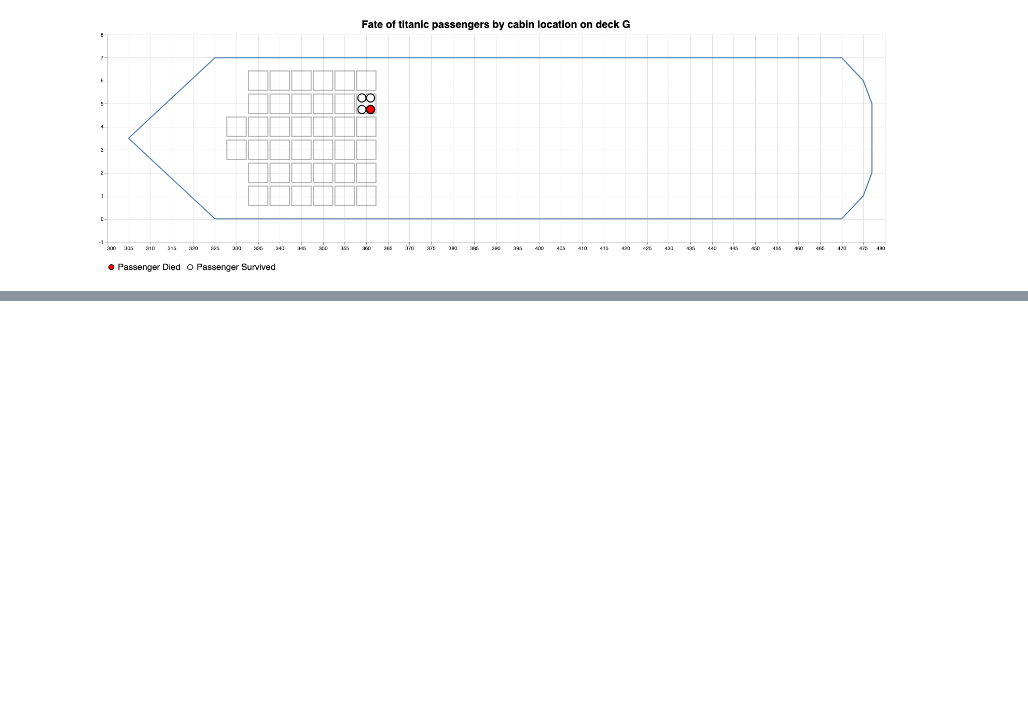
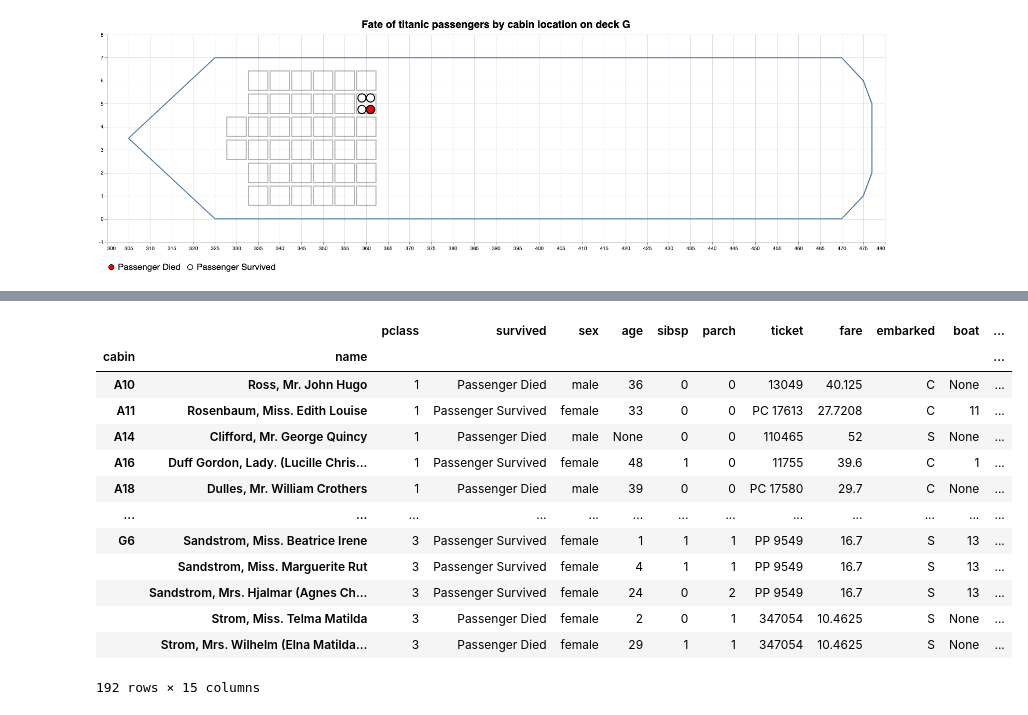
Before and after one commit to UBC-MDS/DSCI_532_GROUP_109, a Jupyter notebook: src/titanic_viz.ipynb, the cells around one changed output, grey strips where cells are left out. Saved outputs shown, nothing was run; the diff lists cells and outputs as text; code cells hidden in the pictures; blank space fills up the shorter version.

```diff
--- a/src/titanic_viz.ipynb
+++ b/src/titanic_viz.ipynb
@@ -347,0 +383,17 @@ make_titanic_plot("G")
+# %%
+titanic_passengers_by_cabin
+# %% [output]
+|  |  | pclass | survived | sex | age | sibsp | parch | ticket | fare | embarked | boat | ... |
+| cabin | name |  |  |  |  |  |  |  |  |  |  | ... |
+| A10 | Ross, Mr. John Hugo | 1 | Passenger Died | male | 36 | 0 | 0 | 13049 | 40.125 | C | None | ... |
+| A11 | Rosenbaum, Miss. Edith Louise | 1 | Passenger Survived | female | 33 | 0 | 0 | PC 17613 | 27.7208 | C | 11 | ... |
+| A14 | Clifford, Mr. George Quincy | 1 | Passenger Died | male | None | 0 | 0 | 110465 | 52 | S | None | ... |
+| A16 | Duff Gordon, Lady. (Lucille Chris... | 1 | Passenger Survived | female | 48 | 1 | 0 | 11755 | 39.6 | C | 1 | ... |
+| A18 | Dulles, Mr. William Crothers | 1 | Passenger Died | male | 39 | 0 | 0 | PC 17580 | 29.7 | C | None | ... |
+| ... | ... | ... | ... | ... | ... | ... | ... | ... | ... | ... | ... | ... |
+| G6 | Sandstrom, Miss. Beatrice Irene | 3 | Passenger Survived | female | 1 | 1 | 1 | PP 9549 | 16.7 | S | 13 | ... |
+|  | Sandstrom, Miss. Marguerite Rut | 3 | Passenger Survived | female | 4 | 1 | 1 | PP 9549 | 16.7 | S | 13 | ... |
+|  | Sandstrom, Mrs. Hjalmar (Agnes Ch... | 3 | Passenger Survived | female | 24 | 0 | 2 | PP 9549 | 16.7 | S | 13 | ... |
+|  | Strom, Miss. Telma Matilda | 3 | Passenger Died | female | 2 | 0 | 1 | 347054 | 10.4625 | S | None | ... |
+|  | Strom, Mrs. Wilhelm (Elna Matilda... | 3 | Passenger Died | female | 29 | 1 | 1 | 347054 | 10.4625 | S | None | ... |
+192 rows × 15 columns
```
Also changed, not shown: parts of 4 cells of this notebook.
